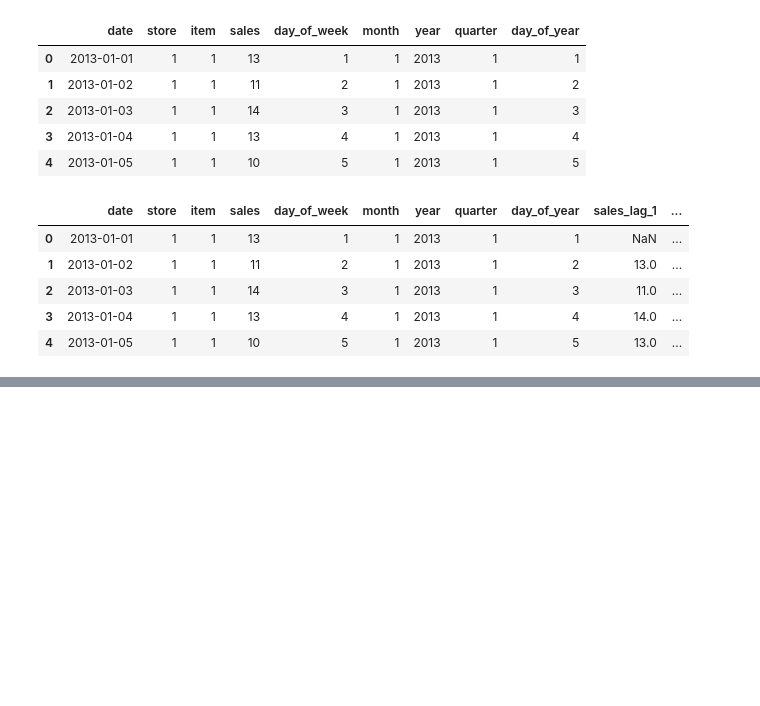
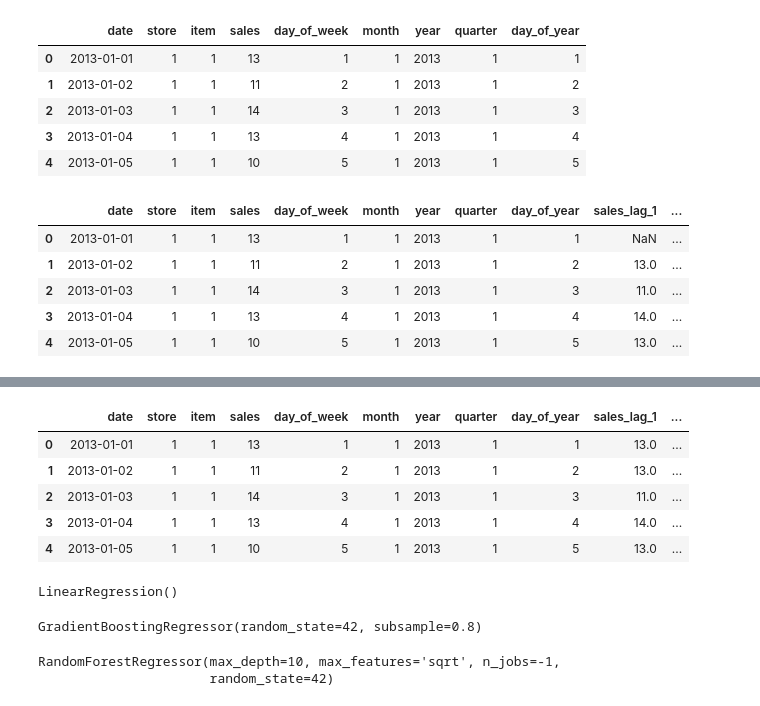
Before and after one commit to Omid4mit/ML, a Jupyter notebook: Machine_Learning/Projects/Store_Item_Demand_Forecasting/storeItemsDemandForecasting.ipynb, the cells around one changed output, grey strips where cells are left out. Cells and saved outputs as stored; diff of their text form; code cells hidden in the pictures; blank space fills up the shorter version.

```diff
--- a/Machine_Learning/Projects/Store_Item_Demand_Forecasting/storeItemsDemandForecasting.ipynb
+++ b/Machine_Learning/Projects/Store_Item_Demand_Forecasting/storeItemsDemandForecasting.ipynb
@@ -180,0 +209,13 @@ trainData.head()
+# %%
+# 3.2.3 Fill Null Values
+trainData['sales_7d_avg'] = trainData['sales_7d_avg'].fillna(trainData['sales_7d_avg'].median())
+trainData['sales_30d_max'] = trainData['sales_30d_max'].fillna(trainData['sales_30d_max'].median())
+trainData['sales_14d_std'] = trainData['sales_14d_std'].fillna(trainData['sales_14d_std'].median())
+trainData.head()
+# %% [output]
+|  | date | store | item | sales | day_of_week | month | year | quarter | day_of_year | sales_lag_1 | ... |
+| 0 | 2013-01-01 | 1 | 1 | 13 | 1 | 1 | 2013 | 1 | 1 | 13.0 | ... |
+| 1 | 2013-01-02 | 1 | 1 | 11 | 2 | 1 | 2013 | 1 | 2 | 13.0 | ... |
+| 2 | 2013-01-03 | 1 | 1 | 14 | 3 | 1 | 2013 | 1 | 3 | 11.0 | ... |
+| 3 | 2013-01-04 | 1 | 1 | 13 | 4 | 1 | 2013 | 1 | 4 | 14.0 | ... |
+| 4 | 2013-01-05 | 1 | 1 | 10 | 5 | 1 | 2013 | 1 | 5 | 13.0 | ... |
@@ -180,0 +228,31 @@ trainData.head()
+# %%
+# 4.2 Choose and Train Model (Linear Regression)
+linearRegModel = LinearRegression()
+linearRegModel.fit(X, y)
+# %% [output]
+LinearRegression()
+# %%
+# 4.3 Choose and Train Model (Gradinet Boosting Regression)
+gradientBoostModel = GradientBoostingRegressor(
+    n_estimators=100,     # Fewer boosting rounds
+    max_depth=3,          # Shallow trees
+    learning_rate=0.1,    # Standard step size
+    subsample=0.8,        # Use 80% of data per tree
+    random_state=42
+)
+gradientBoostModel.fit(X, y)
+# %% [output]
+GradientBoostingRegressor(random_state=42, subsample=0.8)
+# %%
+# 4.4 Choose and Train Model (Random Forest Regression)
+randomForRegModel = RandomForestRegressor(
+    n_estimators=100,     # Number of trees (start small for speed)
+    max_depth=10,         # Limit tree depth to prevent overfitting
+    max_features='sqrt',  # Use a subset of features per split
+    n_jobs=-1,            # Use all CPU cores for parallel training
+    random_state=42
+)
+randomForRegModel.fit(X, y)
+# %% [output]
+RandomForestRegressor(max_depth=10, max_features='sqrt', n_jobs=-1,
+                      random_state=42)
```
Also changed, not shown: parts of 6 cells of this notebook.
